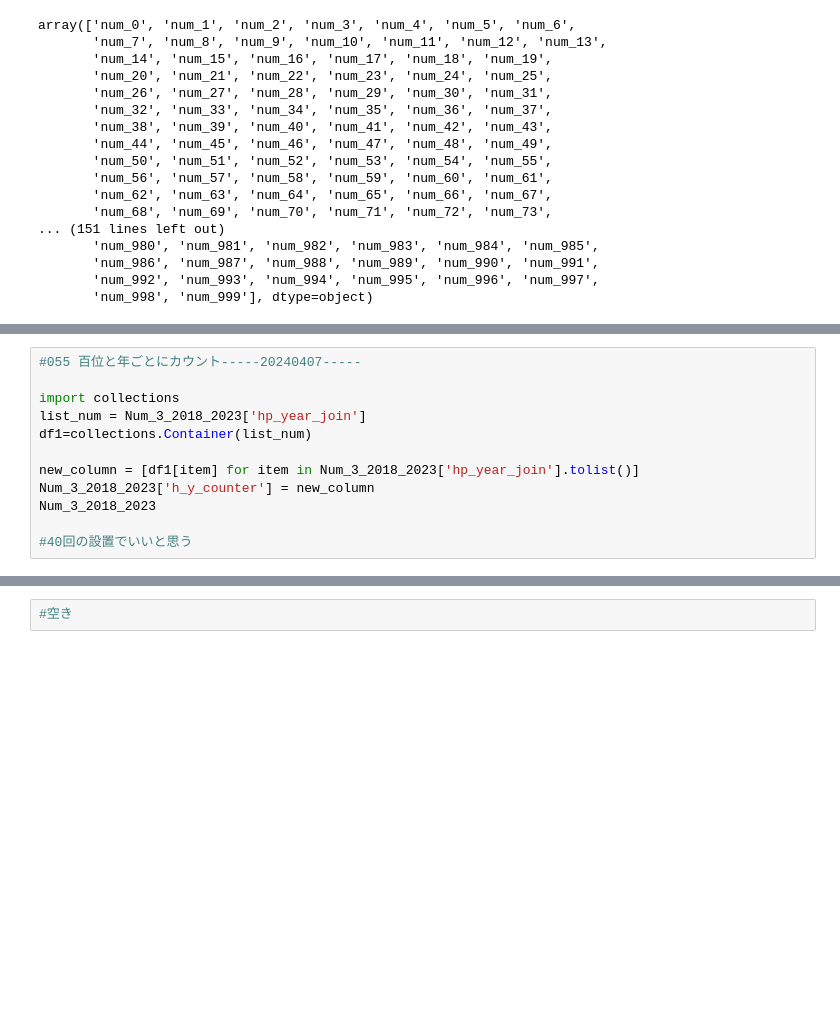
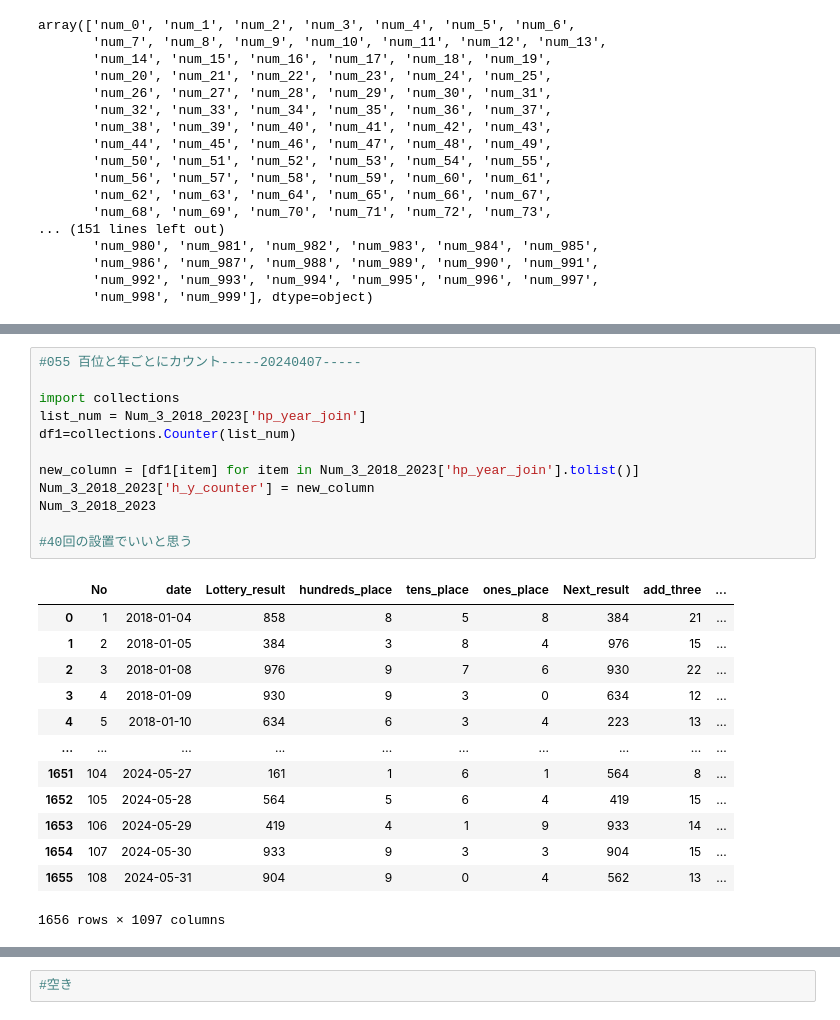
Before and after one commit to yyoshikun/workdir, a Jupyter notebook: Num_3_challenge_5.ipynb, the cells around one changed output, grey strips where cells are left out. Drawn from its saved outputs; the diff is of its cells as text; blank space fills up the shorter version.

```diff
--- a/Num_3_challenge_5.ipynb
+++ b/Num_3_challenge_5.ipynb
@@ -1167,15 +1167,29 @@ Num_3_2018_2023
 # %%
 #055 百位と年ごとにカウント-----20240407-----
 
 import collections
 list_num = Num_3_2018_2023['hp_year_join']
-df1=collections.Container(list_num)
+df1=collections.Counter(list_num)
 
 new_column = [df1[item] for item in Num_3_2018_2023['hp_year_join'].tolist()]
 Num_3_2018_2023['h_y_counter'] = new_column
 Num_3_2018_2023
 
 #40回の設置でいいと思う
+# %% [output]
+|  | No | date | Lottery_result | hundreds_place | tens_place | ones_place | Next_result | add_three | ... |
+| 0 | 1 | 2018-01-04 | 858 | 8 | 5 | 8 | 384 | 21 | ... |
+| 1 | 2 | 2018-01-05 | 384 | 3 | 8 | 4 | 976 | 15 | ... |
+| 2 | 3 | 2018-01-08 | 976 | 9 | 7 | 6 | 930 | 22 | ... |
+| 3 | 4 | 2018-01-09 | 930 | 9 | 3 | 0 | 634 | 12 | ... |
+| 4 | 5 | 2018-01-10 | 634 | 6 | 3 | 4 | 223 | 13 | ... |
+| ... | ... | ... | ... | ... | ... | ... | ... | ... | ... |
+| 1651 | 104 | 2024-05-27 | 161 | 1 | 6 | 1 | 564 | 8 | ... |
+| 1652 | 105 | 2024-05-28 | 564 | 5 | 6 | 4 | 419 | 15 | ... |
+| 1653 | 106 | 2024-05-29 | 419 | 4 | 1 | 9 | 933 | 14 | ... |
+| 1654 | 107 | 2024-05-30 | 933 | 9 | 3 | 3 | 904 | 15 | ... |
+| 1655 | 108 | 2024-05-31 | 904 | 9 | 0 | 4 | 562 | 13 | ... |
+1656 rows × 1097 columns
 # %%
 #056 百位と年ごとにカウントの出現をダミー変数化
 
```
Also changed, not shown: parts of 62 cells of this notebook, 1 other file.
